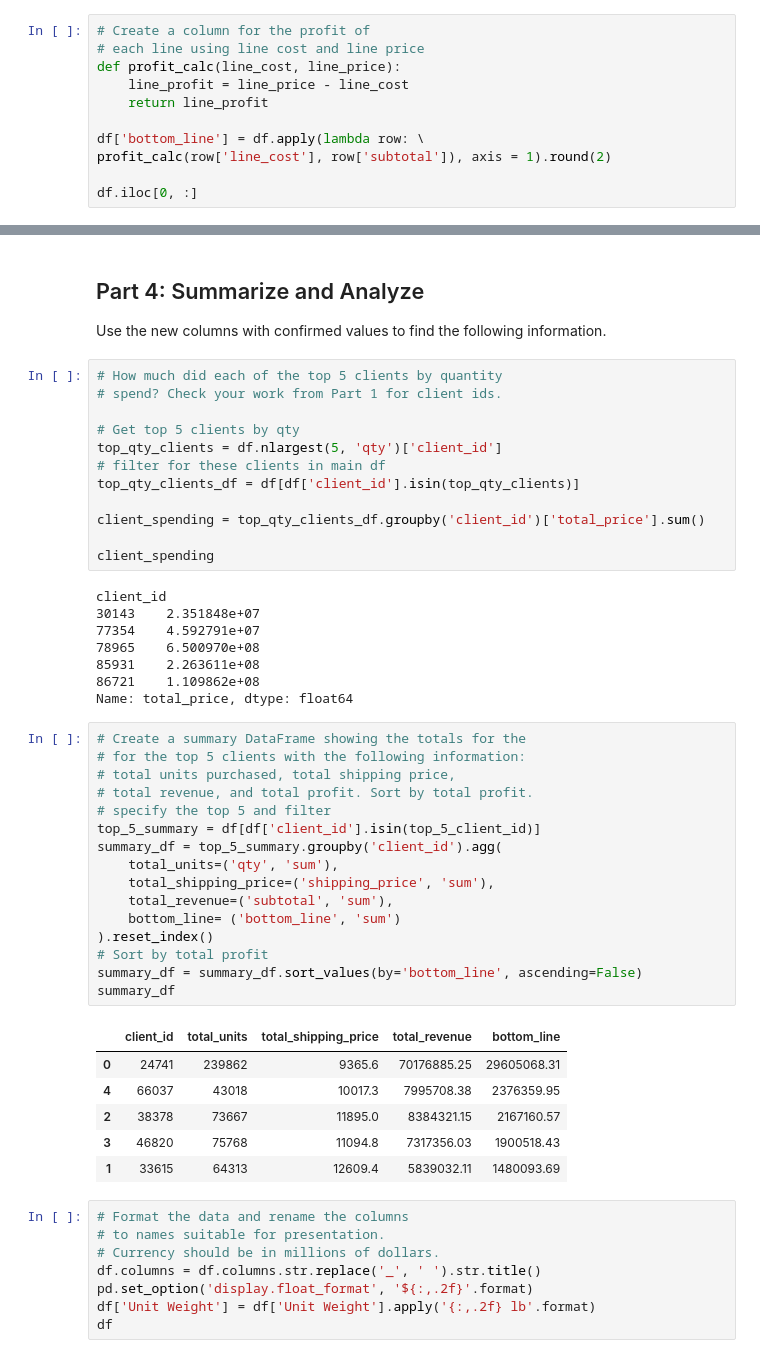
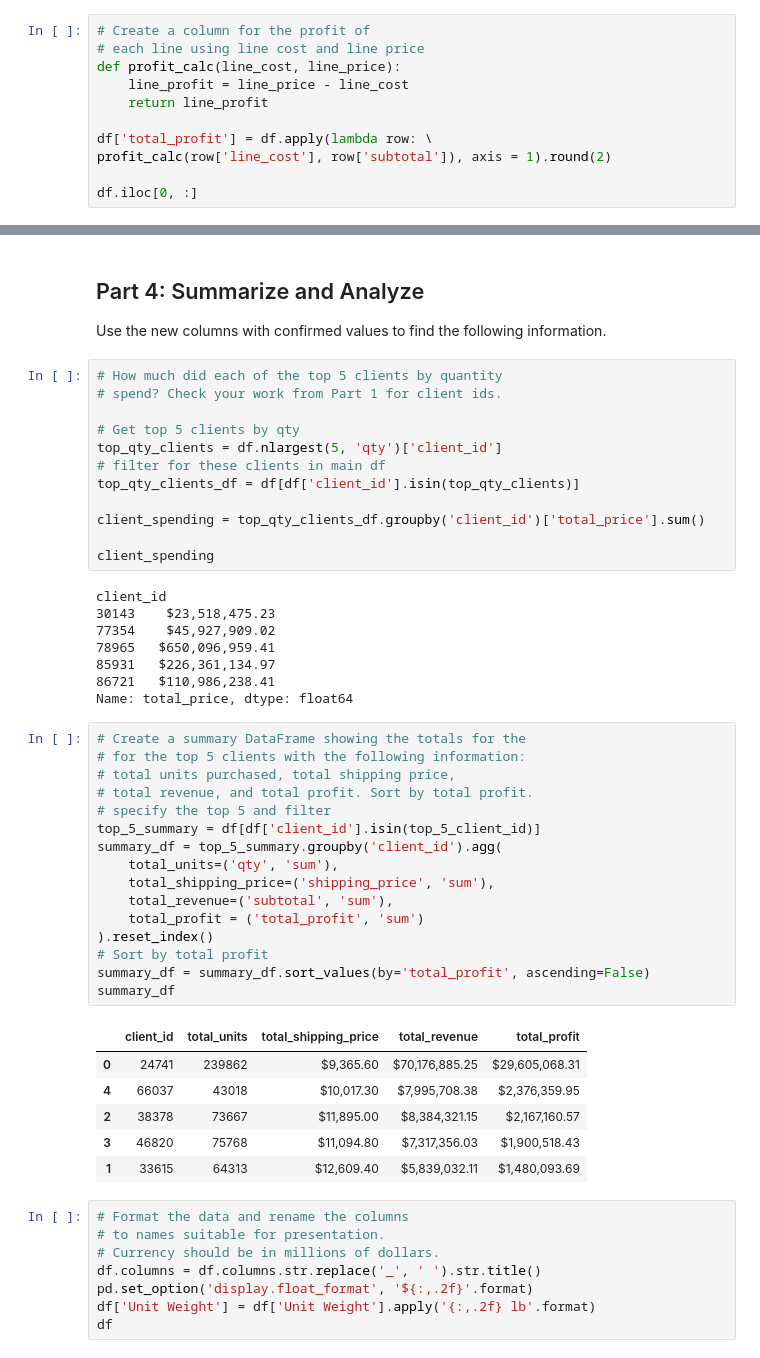
Before and after one commit to Dylan-Ross19/pandas-challenge-1, a Jupyter notebook: Starter_Code/module_4_challenge.ipynb, the cells around one changed output, grey strips where cells are left out. Cells and saved outputs as stored; diff of their text form.

Commit message:
changed bottom_line to total_profit.

```diff
--- a/Starter_Code/module_4_challenge.ipynb
+++ b/Starter_Code/module_4_challenge.ipynb
@@ -269,7 +269,7 @@ def profit_calc(line_cost, line_price):
     line_profit = line_price - line_cost
     return line_profit
 
-df['bottom_line'] = df.apply(lambda row: \
+df['total_profit'] = df.apply(lambda row: \
 profit_calc(row['line_cost'], row['subtotal']), axis = 1).round(2)
 
 df.iloc[0, :]
@@ -335,35 +335,35 @@ client_spending = top_qty_clients_df.groupby('client_id')['total_price'].sum()
 client_spending
 # %% [output]
 client_id
-30143    2.351848e+07
-77354    4.592791e+07
-78965    6.500970e+08
-85931    2.263611e+08
-86721    1.109862e+08
+30143    $23,518,475.23
+77354    $45,927,909.02
+78965   $650,096,959.41
+85931   $226,361,134.97
+86721   $110,986,238.41
 Name: total_price, dtype: float64
 # %%
 # Create a summary DataFrame showing the totals for the
 # for the top 5 clients with the following information:
 # total units purchased, total shipping price,
 # total revenue, and total profit. Sort by total profit.
 # specify the top 5 and filter
 top_5_summary = df[df['client_id'].isin(top_5_client_id)]
 summary_df = top_5_summary.groupby('client_id').agg(
     total_units=('qty', 'sum'),
     total_shipping_price=('shipping_price', 'sum'),
     total_revenue=('subtotal', 'sum'),
-    bottom_line= ('bottom_line', 'sum')
+    total_profit = ('total_profit', 'sum')
 ).reset_index()
 # Sort by total profit
-summary_df = summary_df.sort_values(by='bottom_line', ascending=False)
+summary_df = summary_df.sort_values(by='total_profit', ascending=False)
 summary_df
 # %% [output]
-|  | client_id | total_units | total_shipping_price | total_revenue | bottom_line |
-| 0 | 24741 | 239862 | 9365.6 | 70176885.25 | 29605068.31 |
-| 4 | 66037 | 43018 | 10017.3 | 7995708.38 | 2376359.95 |
-| 2 | 38378 | 73667 | 11895.0 | 8384321.15 | 2167160.57 |
-| 3 | 46820 | 75768 | 11094.8 | 7317356.03 | 1900518.43 |
-| 1 | 33615 | 64313 | 12609.4 | 5839032.11 | 1480093.69 |
+|  | client_id | total_units | total_shipping_price | total_revenue | total_profit |
+| 0 | 24741 | 239862 | $9,365.60 | $70,176,885.25 | $29,605,068.31 |
+| 4 | 66037 | 43018 | $10,017.30 | $7,995,708.38 | $2,376,359.95 |
+| 2 | 38378 | 73667 | $11,895.00 | $8,384,321.15 | $2,167,160.57 |
+| 3 | 46820 | 75768 | $11,094.80 | $7,317,356.03 | $1,900,518.43 |
+| 1 | 33615 | 64313 | $12,609.40 | $5,839,032.11 | $1,480,093.69 |
 # %%
 # Format the data and rename the columns
 # to names suitable for presentation.
```
Also changed, not shown: parts of 7 cells of this notebook.
